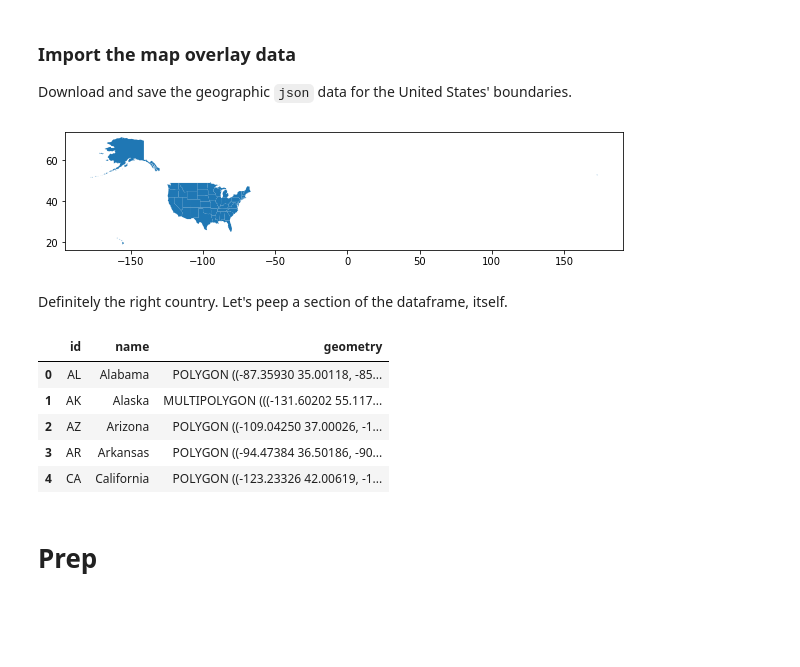
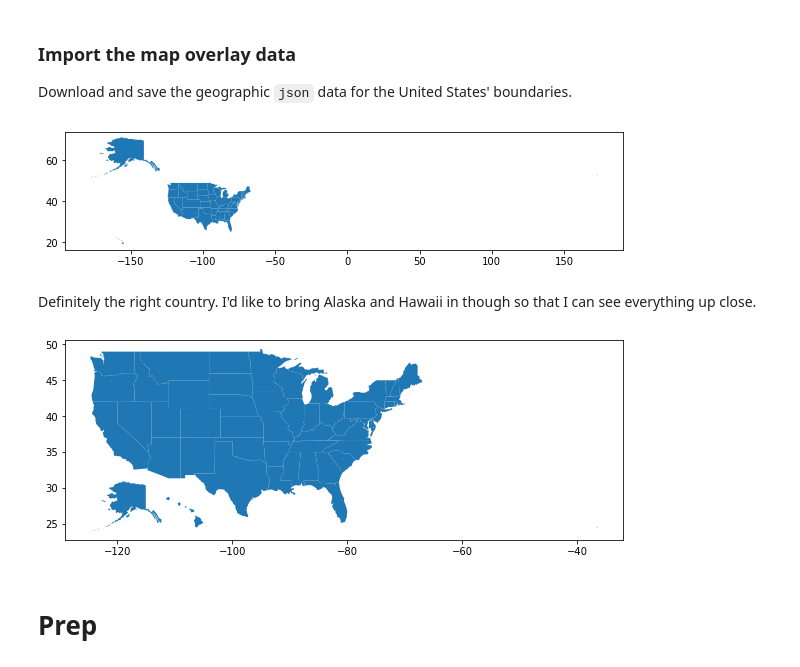
Before and after one commit to william-rice/covid-prisons, a Jupyter notebook: map_viz.ipynb, the cells around one changed output. Saved outputs shown, nothing was run; the diff lists cells and outputs as text; code cells hidden in the pictures; blank space fills up the shorter version.

```diff
--- a/map_viz.ipynb
+++ b/map_viz.ipynb
@@ -25,22 +25,20 @@ with open('us-states.json', 'wb') as f:
 # %%
 datapath = 'us-states.json'
 gdf = gpd.read_file(datapath)
+%matplotlib inline
+ax = gdf.plot(figsize=(10,10))
+# %% [output]
+[figure, added]
-# %%
-%matplotlib inline
-ax = gdf.plot(figsize=(10, 10))
-# %% [output]
-[figure, removed]
-# %% [markdown]
-Definitely the right country. Let's peep a section of the dataframe, itself.
-# %%
-gdf.head()
-# %% [output]
-|  | id | name | geometry |
-| 0 | AL | Alabama | POLYGON ((-87.35930 35.00118, -85... |
-| 1 | AK | Alaska | MULTIPOLYGON (((-131.60202 55.117... |
-| 2 | AZ | Arizona | POLYGON ((-109.04250 37.00026, -1... |
-| 3 | AR | Arkansas | POLYGON ((-94.47384 36.50186, -90... |
-| 4 | CA | California | POLYGON ((-123.23326 42.00619, -1... |
+# %% [markdown]
+Definitely the right country. I'd like to bring Alaska and Hawaii in though so that I can see everything up close.
+# %%
+mask = gdf.id == "HI"
+gdf[mask] = gdf[mask].set_geometry(gdf[mask].scale(1.3,1.3).translate(49,6))
+mask = gdf.id == "AK"
+gdf[mask] = gdf[mask].set_geometry(gdf[mask].scale(.25,.35).translate(-78,-34))
+ax = gdf.plot(figsize=(10,10))
+# %% [output]
+[figure, added]
 # %% [markdown]
 # Prep
 # %% [markdown]
```
Also changed, not shown: parts of 21 cells of this notebook, 1 other file.
